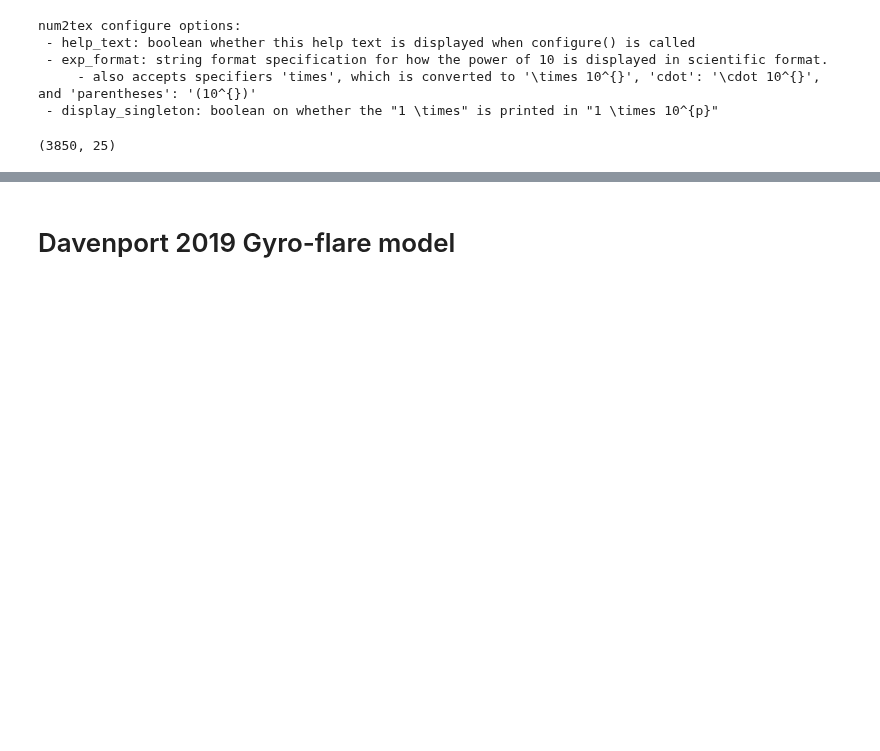
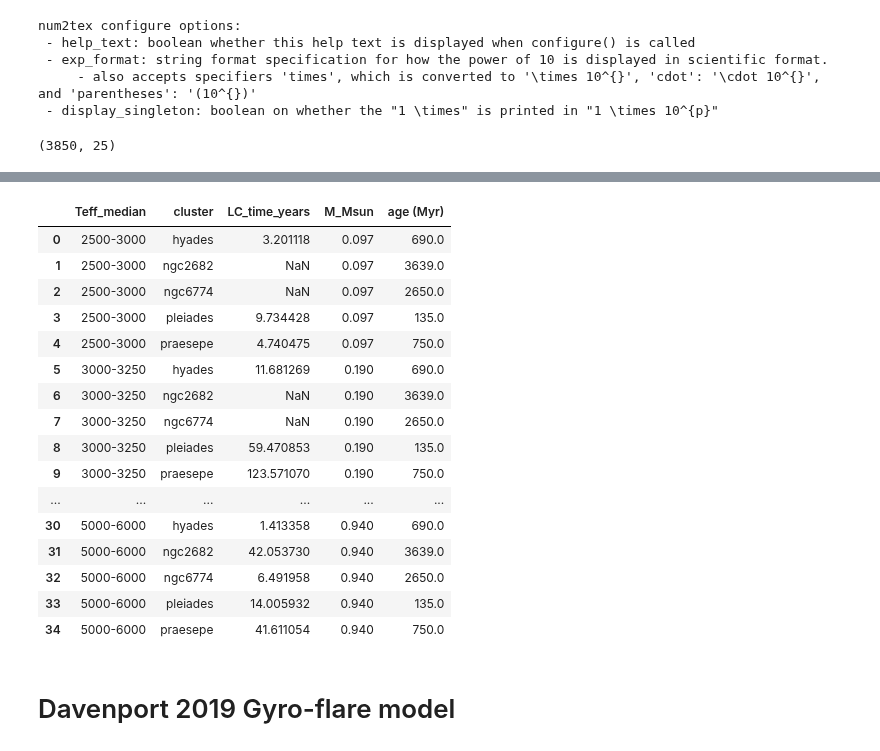
Before and after one commit to ekaterinailin/flares-in-clusters-with-k2-ii, a Jupyter notebook: VettingFlares/FFDs_Wheatland_no_full.ipynb, the cells around one changed output, grey strips where cells are left out. Drawn from its saved outputs; the diff is of its cells as text; code cells hidden in the pictures; blank space fills up the shorter version.

```diff
--- a/VettingFlares/FFDs_Wheatland_no_full.ipynb
+++ b/VettingFlares/FFDs_Wheatland_no_full.ipynb
@@ -84,6 +84,26 @@ Total observing time: 615.34 years!
 | 2 | 2500-3000 | ngc6774 | NaN | 0.097 | 2650.0 |
 | 3 | 2500-3000 | pleiades | 9.734428 | 0.097 | 135.0 |
 | 4 | 2500-3000 | praesepe | 4.740475 | 0.097 | 750.0 |
+# %%
+T
+# %% [output]
+|  | Teff_median | cluster | LC_time_years | M_Msun | age (Myr) |
+| 0 | 2500-3000 | hyades | 3.201118 | 0.097 | 690.0 |
+| 1 | 2500-3000 | ngc2682 | NaN | 0.097 | 3639.0 |
+| 2 | 2500-3000 | ngc6774 | NaN | 0.097 | 2650.0 |
+| 3 | 2500-3000 | pleiades | 9.734428 | 0.097 | 135.0 |
+| 4 | 2500-3000 | praesepe | 4.740475 | 0.097 | 750.0 |
+| 5 | 3000-3250 | hyades | 11.681269 | 0.190 | 690.0 |
+| 6 | 3000-3250 | ngc2682 | NaN | 0.190 | 3639.0 |
+| 7 | 3000-3250 | ngc6774 | NaN | 0.190 | 2650.0 |
+| 8 | 3000-3250 | pleiades | 59.470853 | 0.190 | 135.0 |
+| 9 | 3000-3250 | praesepe | 123.571070 | 0.190 | 750.0 |
+| ... | ... | ... | ... | ... | ... |
+| 30 | 5000-6000 | hyades | 1.413358 | 0.940 | 690.0 |
+| 31 | 5000-6000 | ngc2682 | 42.053730 | 0.940 | 3639.0 |
+| 32 | 5000-6000 | ngc6774 | 6.491958 | 0.940 | 2650.0 |
+| 33 | 5000-6000 | pleiades | 14.005932 | 0.940 | 135.0 |
+| 34 | 5000-6000 | praesepe | 41.611054 | 0.940 | 750.0 |
 # %% [markdown]
 # Davenport 2019 Gyro-flare model
 # %%
```
Also changed, not shown: parts of 10 cells of this notebook, 1 other file.
